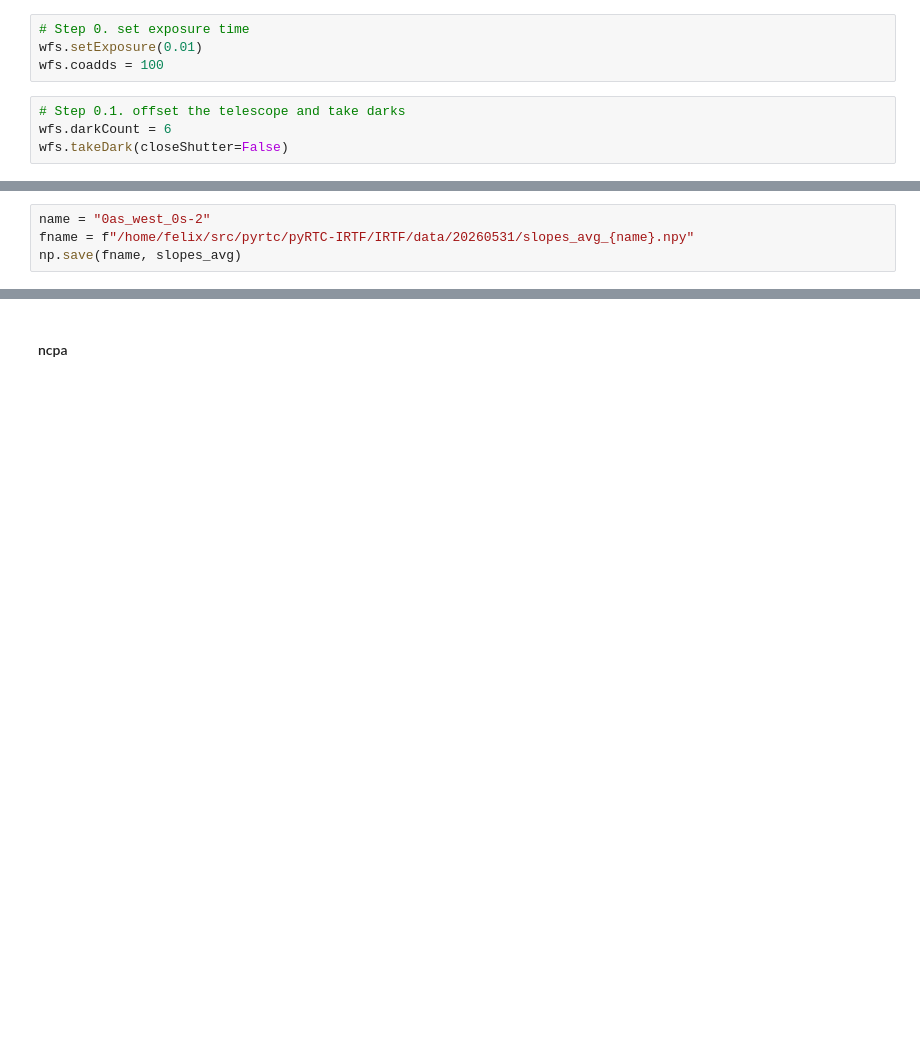
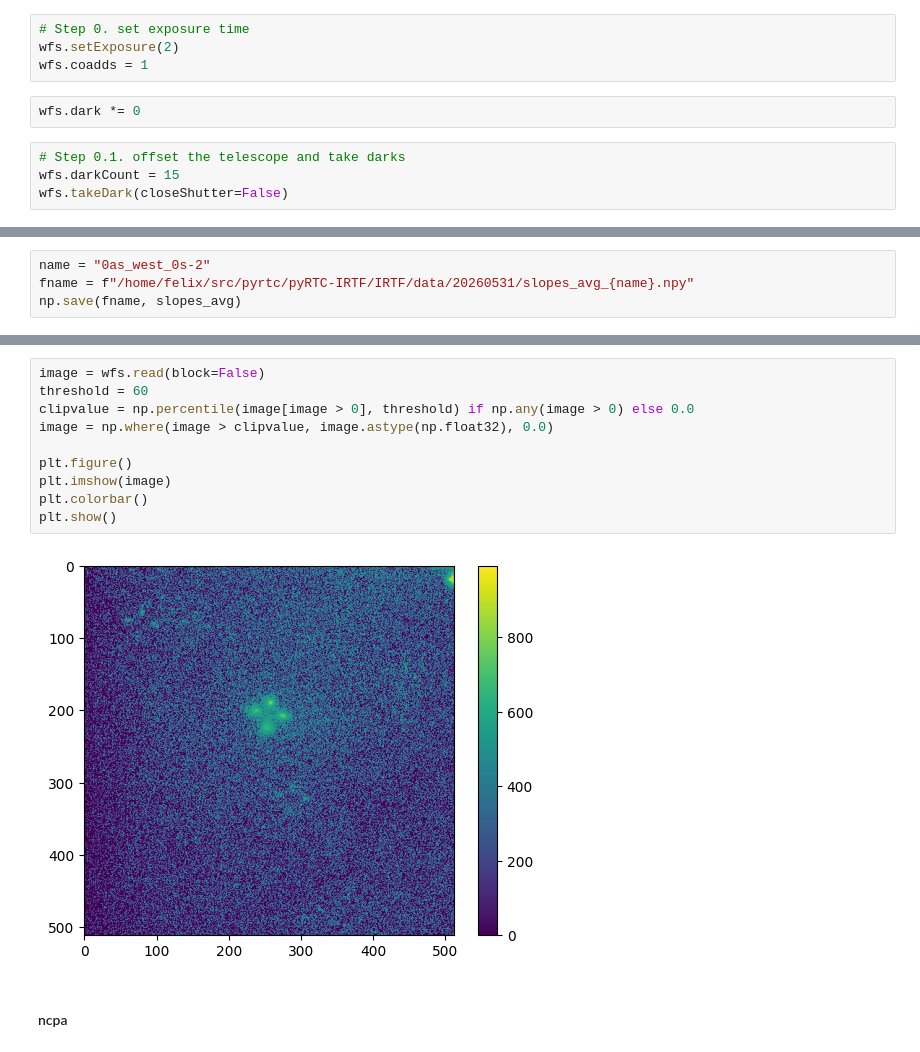
Before and after one commit to ellenle3/pyRTC-IRTF, a Jupyter notebook: IRTF/felixsim.ipynb, the cells around one changed output, grey strips where cells are left out. Drawn from its saved outputs; the diff is of its cells as text; blank space fills up the shorter version.

```diff
--- a/IRTF/felixsim.ipynb
+++ b/IRTF/felixsim.ipynb
@@ -347,10 +339,12 @@ dm.flatten()
 # %%
 # Step 0. set exposure time
-wfs.setExposure(0.01)
-wfs.coadds = 100
+wfs.setExposure(2)
+wfs.coadds = 1
+# %%
+wfs.dark *= 0
 # %%
 # Step 0.1. offset the telescope and take darks
-wfs.darkCount = 6
+wfs.darkCount = 15
 wfs.takeDark(closeShutter=False)
 # %%
 # Step 1. set refSlopes file
@@ -468,3 +422,15 @@ Closing refSlopes
+# %%
+image = wfs.read(block=False)
+threshold = 60
+clipvalue = np.percentile(image[image > 0], threshold) if np.any(image > 0) else 0.0
+image = np.where(image > clipvalue, image.astype(np.float32), 0.0)
+
+plt.figure()
+plt.imshow(image)
+plt.colorbar()
+plt.show()
+# %% [output]
+[figure, added]
 # %% [markdown]
 #### ncpa
 # %%
```
Also changed, not shown: parts of 28 cells of this notebook, 5 other files.
